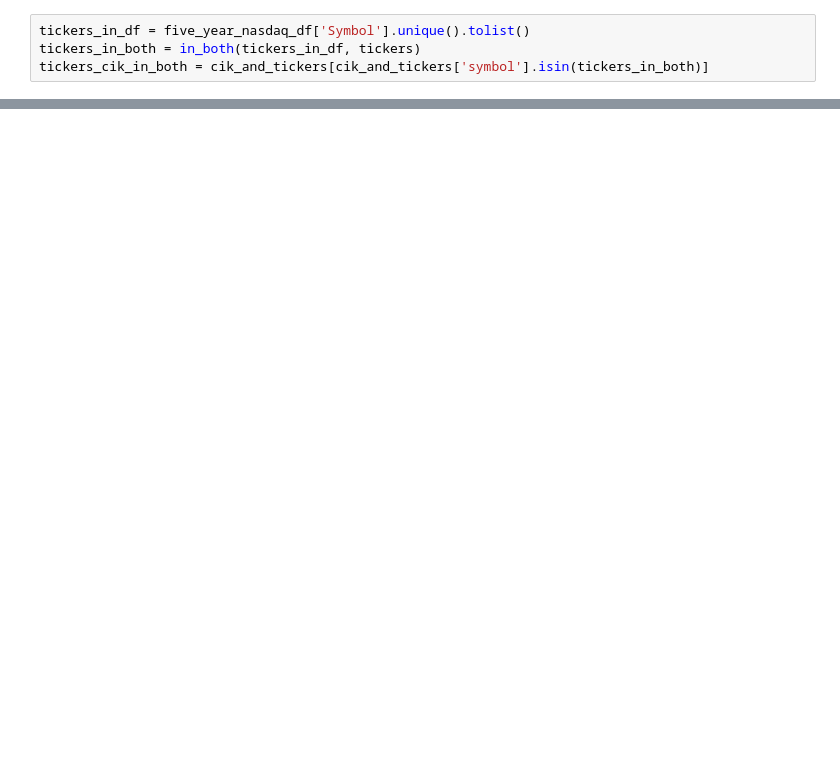
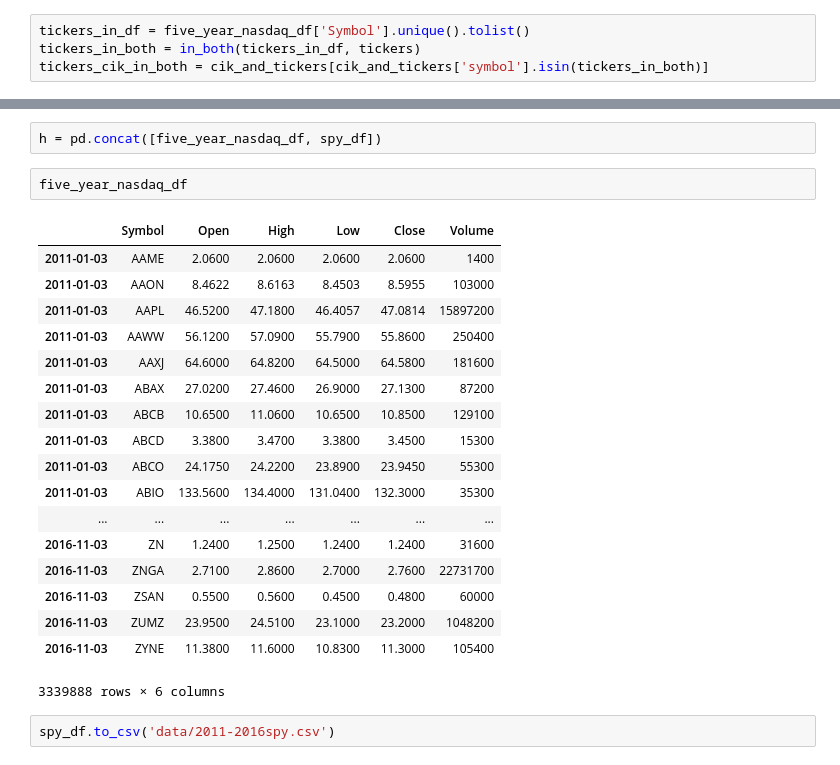
Before and after one commit to lancekrogers/Discontinued_SEC_ALGO_ANALYSIS, a Jupyter notebook: Testing Notebook -- Collecting stock price data.ipynb, the cells around one changed output, grey strips where cells are left out. Saved outputs shown, nothing was run; the diff lists cells and outputs as text; blank space fills up the shorter version.

```diff
--- a/Testing Notebook -- Collecting stock price data.ipynb
+++ b/Testing Notebook -- Collecting stock price data.ipynb
@@ -283,0 +367,25 @@ df.dropna()
+# %%
+h = pd.concat([five_year_nasdaq_df, spy_df])
+# %%
+five_year_nasdaq_df
+# %% [output]
+|  | Symbol | Open | High | Low | Close | Volume |
+| 2011-01-03 | AAME | 2.0600 | 2.0600 | 2.0600 | 2.0600 | 1400 |
+| 2011-01-03 | AAON | 8.4622 | 8.6163 | 8.4503 | 8.5955 | 103000 |
+| 2011-01-03 | AAPL | 46.5200 | 47.1800 | 46.4057 | 47.0814 | 15897200 |
+| 2011-01-03 | AAWW | 56.1200 | 57.0900 | 55.7900 | 55.8600 | 250400 |
+| 2011-01-03 | AAXJ | 64.6000 | 64.8200 | 64.5000 | 64.5800 | 181600 |
+| 2011-01-03 | ABAX | 27.0200 | 27.4600 | 26.9000 | 27.1300 | 87200 |
+| 2011-01-03 | ABCB | 10.6500 | 11.0600 | 10.6500 | 10.8500 | 129100 |
+| 2011-01-03 | ABCD | 3.3800 | 3.4700 | 3.3800 | 3.4500 | 15300 |
+| 2011-01-03 | ABCO | 24.1750 | 24.2200 | 23.8900 | 23.9450 | 55300 |
+| 2011-01-03 | ABIO | 133.5600 | 134.4000 | 131.0400 | 132.3000 | 35300 |
+| ... | ... | ... | ... | ... | ... | ... |
+| 2016-11-03 | ZN | 1.2400 | 1.2500 | 1.2400 | 1.2400 | 31600 |
+| 2016-11-03 | ZNGA | 2.7100 | 2.8600 | 2.7000 | 2.7600 | 22731700 |
+| 2016-11-03 | ZSAN | 0.5500 | 0.5600 | 0.4500 | 0.4800 | 60000 |
+| 2016-11-03 | ZUMZ | 23.9500 | 24.5100 | 23.1000 | 23.2000 | 1048200 |
+| 2016-11-03 | ZYNE | 11.3800 | 11.6000 | 10.8300 | 11.3000 | 105400 |
+3339888 rows × 6 columns
+# %%
+spy_df.to_csv('data/2011-2016spy.csv')
```
Also changed, not shown: parts of 35 cells of this notebook, 1 other file.
